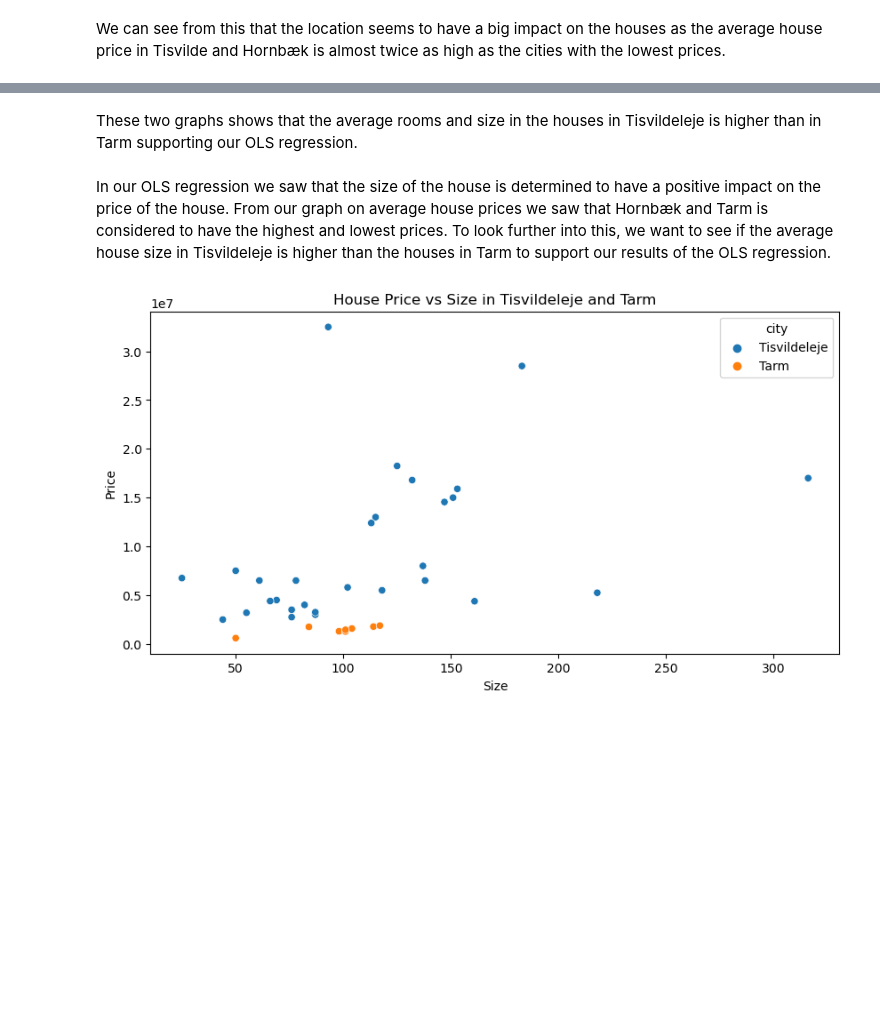
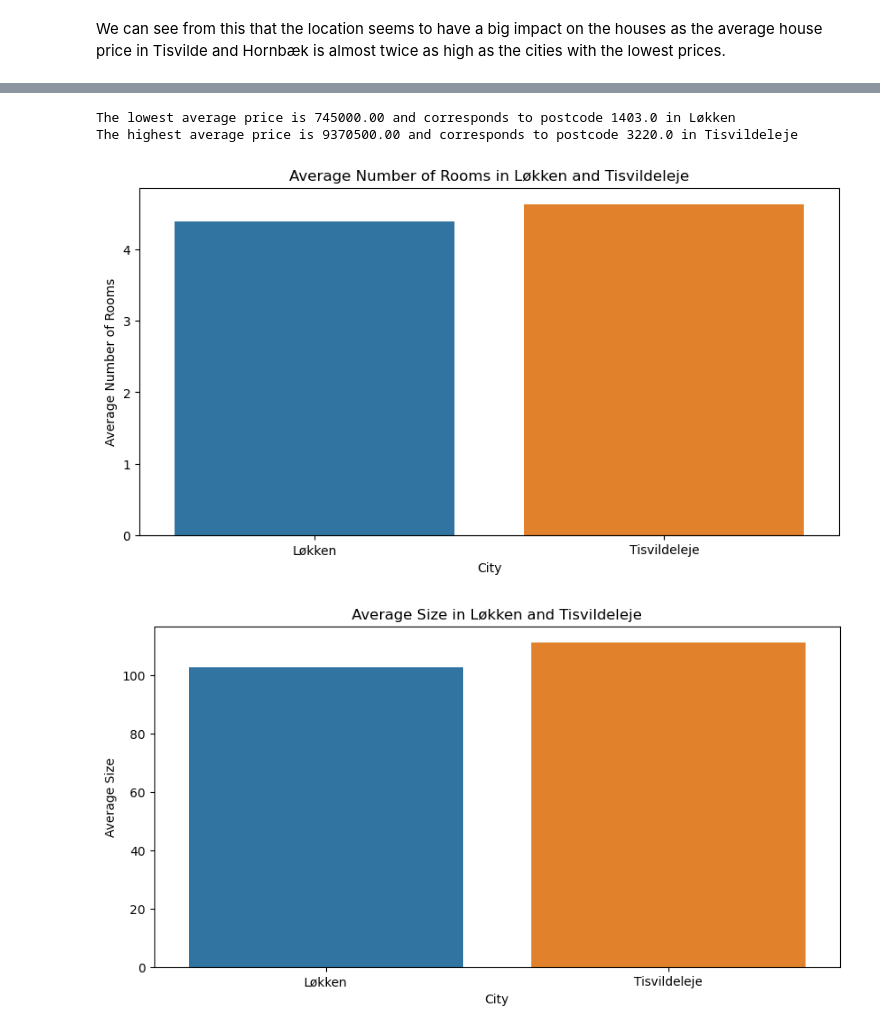
Before and after one commit to NumEconCopenhagen/projects-2023-philx2-nico, a Jupyter notebook: dataproject/dataproject.ipynb, the cells around one changed output, grey strips where cells are left out. Saved outputs shown, nothing was run; the diff lists cells and outputs as text; code cells hidden in the pictures; blank space fills up the shorter version.

```diff
--- a/dataproject/dataproject.ipynb
+++ b/dataproject/dataproject.ipynb
@@ -246,14 +215,55 @@ plt.show()
-# %% [markdown]
-These two graphs shows that the average rooms and size in the houses in Tisvildeleje is higher than in Tarm supporting our OLS regression.
-# %% [markdown]
-In our OLS regression we saw that the size of the house is determined to have a positive impact on the price of the house. From our graph on average house prices we saw that Hornbæk and Tarm is considered to have the highest and lowest prices. To look further into this, we want to see if the average house size in Tisvildeleje is higher than the houses in Tarm to support our results of the OLS regression.
-# %%
-combined_data = pd.concat([Tisvildeleje_data, tarm_data])
-plt.figure(figsize=(10, 5))
-sns.scatterplot(x='size_1', y='price', hue='city', data=combined_data)
-plt.title('House Price vs Size in Tisvildeleje and Tarm')
-plt.xlabel('Size')
-plt.ylabel('Price')
-plt.show()
-# %% [output]
-[figure, removed]
+# %%
+min_max_postcodes = analysis.min_max_postcode()
+(min_price, min_postcode, min_city), (max_price, max_postcode, max_city) = min_max_postcodes
+print(f"The lowest average price is {min_price:.2f} and corresponds to postcode {min_postcode} in {min_city}")
+print(f"The highest average price is {max_price:.2f} and corresponds to postcode {max_postcode} in {max_city}")
+
+# Get the lowest and highest price cities
+lowest_price_city = min_city
+highest_price_city = max_city
+
+# Filter the data to only include the lowest and highest price cities
+lowest_price_data = data[data['city'] == lowest_price_city]
+highest_price_data = data[data['city'] == highest_price_city]
+
+
+
+# Average number of rooms comparison
+plt.figure(figsize=(10, 5))
+sns.barplot(x=[min_city, max_city], y=[data[data['city']==min_city]['rooms'].mean(), data[data['city']==max_city]['rooms'].mean()])
+plt.title(f'Average Number of Rooms in {min_city} and {max_city}')
+plt.ylabel('Average Number of Rooms')
+plt.xlabel('City')
+plt.show()
+
+# Size comparison
+plt.figure(figsize=(10, 5))
+sns.barplot(x=[min_city, max_city], y=[data[data['city']==min_city]['size_1'].mean(), data[data['city']==max_city]['size_1'].mean()])
+plt.title(f'Average Size in {min_city} and {max_city}')
+plt.ylabel('Average Size')
+plt.xlabel('City')
+plt.show()
+
+# Price comparison
+plt.figure(figsize=(10, 5))
+sns.barplot(x=[min_city, max_city], y=[data[data['city']==min_city]['price'].mean(), data[data['city']==max_city]['price'].mean()])
+plt.title(f'Average Price in {min_city} and {max_city}')
+plt.ylabel('Average Price')
+plt.xlabel('City')
+plt.show()
+
+
+# Create a scatter plot for the lowest and highest price cities
+plt.figure(figsize=(8, 6))
+plt.scatter(lowest_price_data['size_1'], lowest_price_data['price'], label=lowest_price_city)
+plt.scatter(highest_price_data['size_1'], highest_price_data['price'], label=highest_price_city)
+plt.title(f"Price vs Size for {lowest_price_city} and {highest_price_city}")
+plt.xlabel('Size')
+plt.ylabel('Price')
+plt.legend()
+plt.show()
+# %% [output]
+The lowest average price is 745000.00 and corresponds to postcode 1403.0 in Løkken
+The highest average price is 9370500.00 and corresponds to postcode 3220.0 in Tisvildeleje
+[figure, added]
+[figure, added]
```
Also changed, not shown: parts of 18 cells of this notebook, 2 other files.
